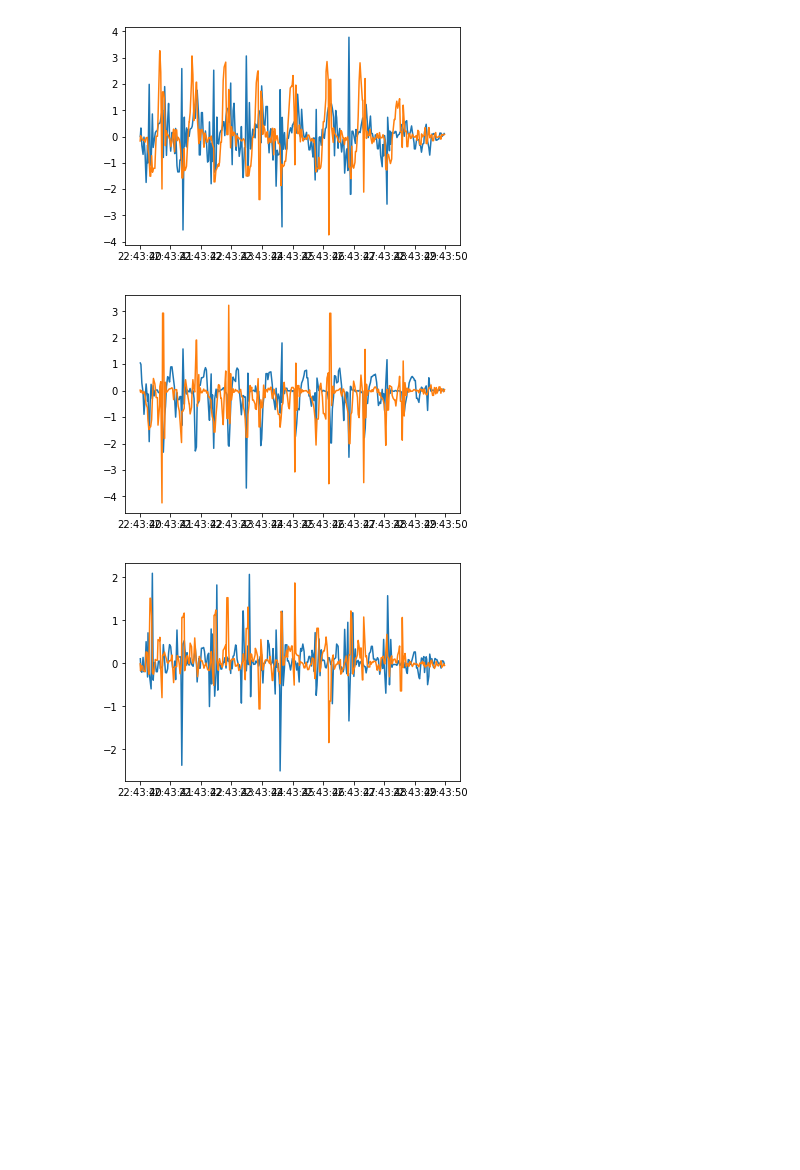
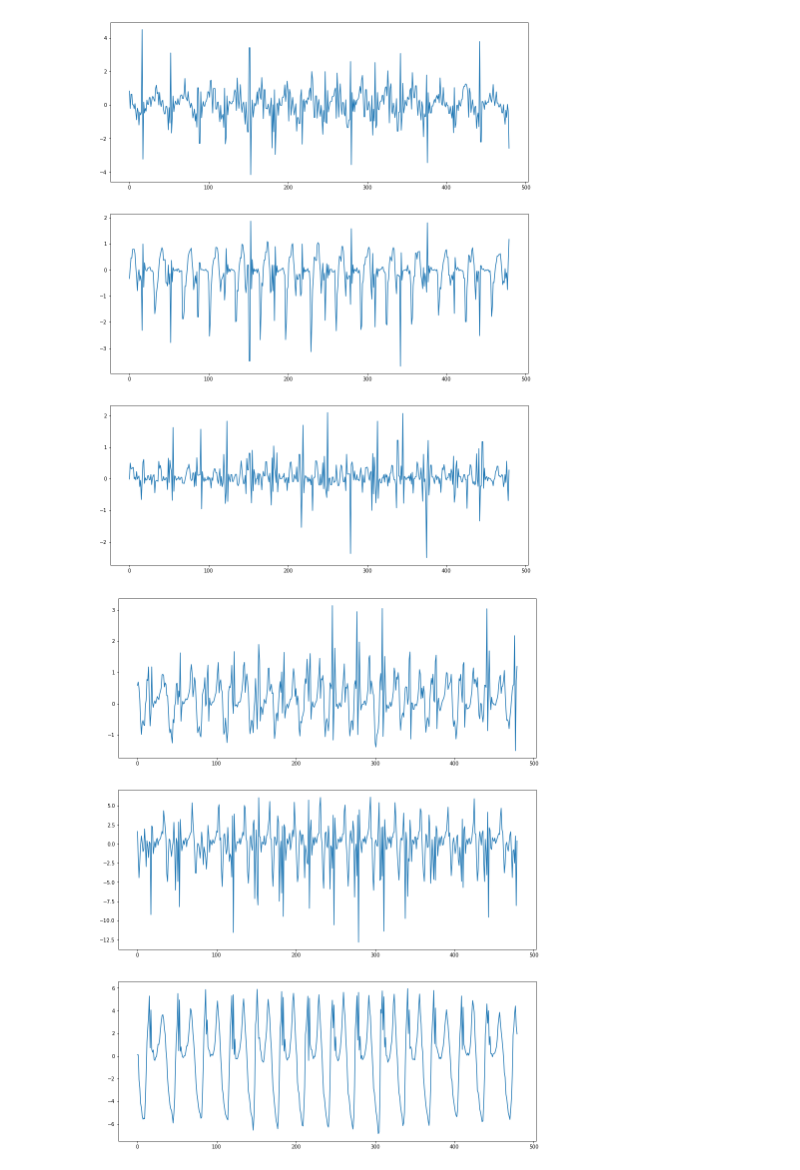
Before and after one commit to Jeoyyyy/Walking_data_analysis, a Jupyter notebook: tony/tony_walk.ipynb, the cells around one changed output. Cells and saved outputs as stored; diff of their text form; code cells hidden in the pictures; blank space fills up the shorter version.

Commit message:
update tony's python code

```diff
--- a/tony/tony_walk.ipynb
+++ b/tony/tony_walk.ipynb
@@ -4,0 +6,32 @@ import matplotlib.pyplot as plt
+# %%
+def DealWithTime(data):
+    data['time'] = pd.to_datetime(data['timestamp'])
+    return data
+# %%
+def GetData(filename):
+    data = pd.read_csv(filename)
+    data = data[['loggingTime(txt)','motionUserAccelerationX(G)', 'motionUserAccelerationY(G)', 'motionUserAccelerationZ(G)',\
+                 'gyroRotationX(rad/s)', 'gyroRotationY(rad/s)', 'gyroRotationZ(rad/s)',\
+                 'motionYaw(rad)', 'motionRoll(rad)', 'motionPitch(rad)']]
+    colums_name = ['timestamp','accX', 'accY', 'accZ', 'gyroX', 'gyroY', 'gyroZ', 'yaw','roll', 'pitch']
+    data.columns = colums_name
+    return data
+# %%
+def Overview(data):
+    plt.figure(figsize=(15,20))
+    p1 = plt.subplot(3,1,1)
+    p2 = plt.subplot(3,1,2)
+    p3 = plt.subplot(3,1,3)
+    p1.plot(left['accX'])
+    p2.plot(left['accY'])
+    p3.plot(left['accZ'])
+    plt.show()
+
+    plt.figure(figsize=(15,20))
+    p4 = plt.subplot(3,1,1)
+    p5 = plt.subplot(3,1,2)
+    p6 = plt.subplot(3,1,3)
+    p4.plot(left['gyroX'])
+    p5.plot(left['gyroY'])
+    p6.plot(left['gyroZ'])
+    plt.show()
@@ -5,3 +70,5 @@ import matplotlib.pyplot as plt
 # %%
-data_left = pd.read_csv('../dataset/tony_left_2017-11-27_14-43-11_-0800.csv')
-data_right = pd.read_csv('../dataset/tony_right_2017-11-27_14-42-50_-0800.csv')
+left = GetData("../dataset/tony_left_2017-11-27_14-43-11_-0800.csv")
+right =  GetData("../dataset/tony_right_2017-11-27_14-42-50_-0800.csv")
+left = DealWithTime(left)
+right = DealWithTime(right)
@@ -18,18 +75,9 @@ data_right = data_right.set_index('time')
-# %%
-plt.plot(data_left['motionUserAccelerationX(G)'])
-plt.plot(data_right['motionUserAccelerationX(G)'])
-plt.show()
-# %% [output]
-[figure, removed]
-# %%
-plt.plot(data_left['motionUserAccelerationY(G)'])
-plt.plot(data_right['motionUserAccelerationY(G)'])
-plt.show()
-# %% [output]
-[figure, removed]
-# %%
-plt.plot(data_left['motionUserAccelerationZ(G)'])
-plt.plot(data_right['motionUserAccelerationZ(G)'])
-plt.show()
-# %% [output]
-[figure, removed]
+# %%
+# left = left[857:1300] lzy
+# left = left[450:1000] zmq
+left = left[620:1100]
+left = left.reset_index(drop=True)
+Overview(left)
+# %% [output]
+[figure, added]
+[figure, added]
```
Also changed, not shown: parts of 25 cells of this notebook.
